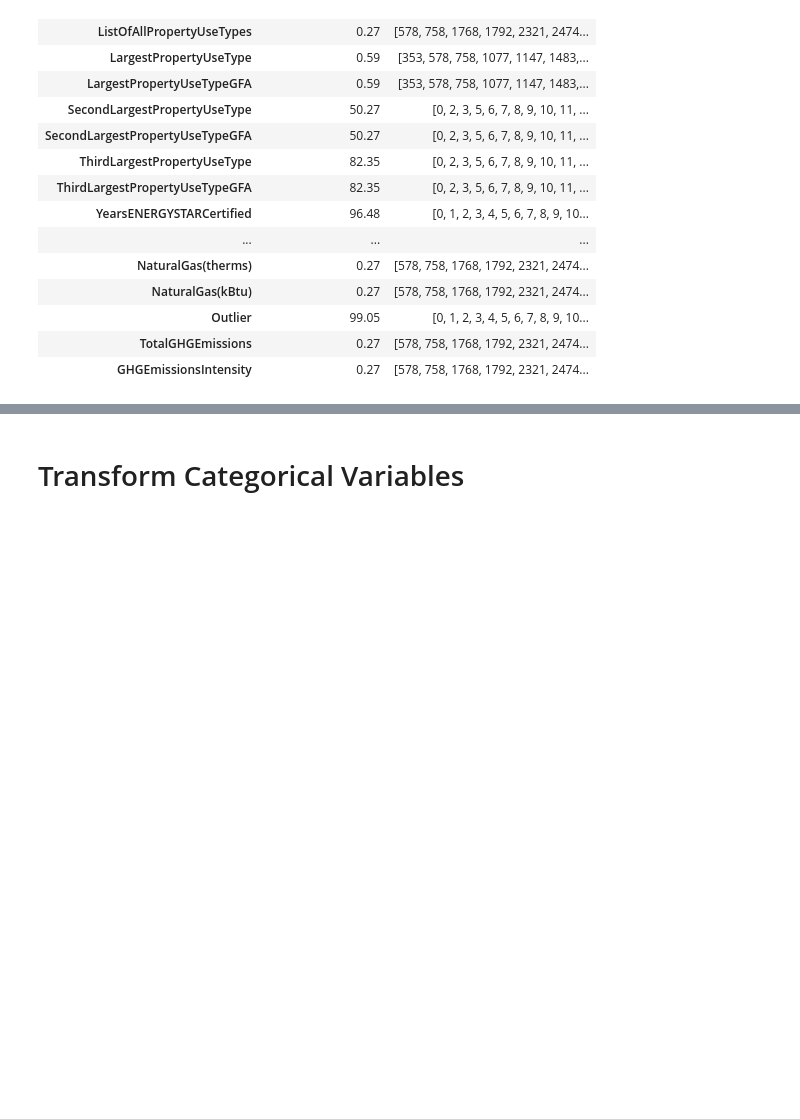
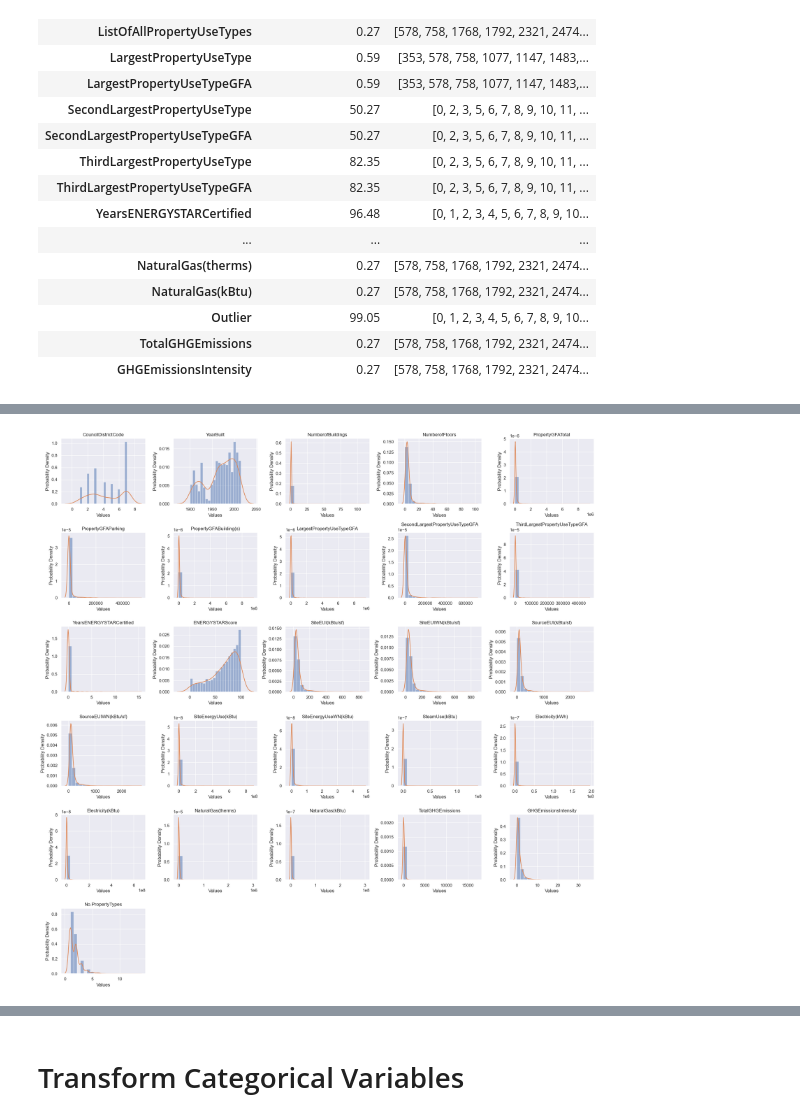
Before and after one commit to amaye15/OpenClassroom--Machine-Learning-Engineer, a Jupyter notebook: P3/P3.ipynb, the cells around one changed output, grey strips where cells are left out. Saved outputs shown, nothing was run; the diff lists cells and outputs as text; code cells hidden in the pictures; blank space fills up the shorter version.

Commit message:
Reoganised images & worked more on project 3

```diff
--- a/P3/P3.ipynb
+++ b/P3/P3.ipynb
@@ -214,5 +333,2 @@ unique_percentage(df)
 # %%
-df.drop(columns=["OSEBuildingID", "PropertyName", "Address", "TaxParcelIdentificationNumber"], inplace=True)
+df.drop(columns=["OSEBuildingID", "DataYear", "DefaultData", "ZipCode", "Latitude", "Longitude", "City", "State", "PropertyName", "Address", "TaxParcelIdentificationNumber"], inplace=True)
-# %%
-df["No.PropertyUseTypes"] = df["ListOfAllPropertyUseTypes"].str.split(",").str.len()
-df.drop(columns=["ListOfAllPropertyUseTypes"])
@@ -236,0 +408,19 @@ Y = df_no_nan["ENERGYSTARScore"].copy()
+# %%
+# Select only numeric columns
+numeric_cols = df.select_dtypes(include=[np.number]).columns.tolist()
+
+# Plotting the histogram
+axes = df.hist(figsize=(20,20), bins=20, density=True, alpha=0.5)
+
+# Loop through axes and numeric columns to add KDE plot
+for ax, col in zip(axes.flatten(), numeric_cols):
+    sns.kdeplot(df[col], bw_adjust=1.5, ax=ax, warn_singular=False)
+    ax.set_title(col)
+    ax.set_xlabel('Values')
+    ax.set_ylabel('Probability Density')
+
+# Show the plot
+plt.tight_layout()
+plt.show()
+# %% [output]
+[figure, added]
```
Also changed, not shown: parts of 31 cells of this notebook, 14 other files.
